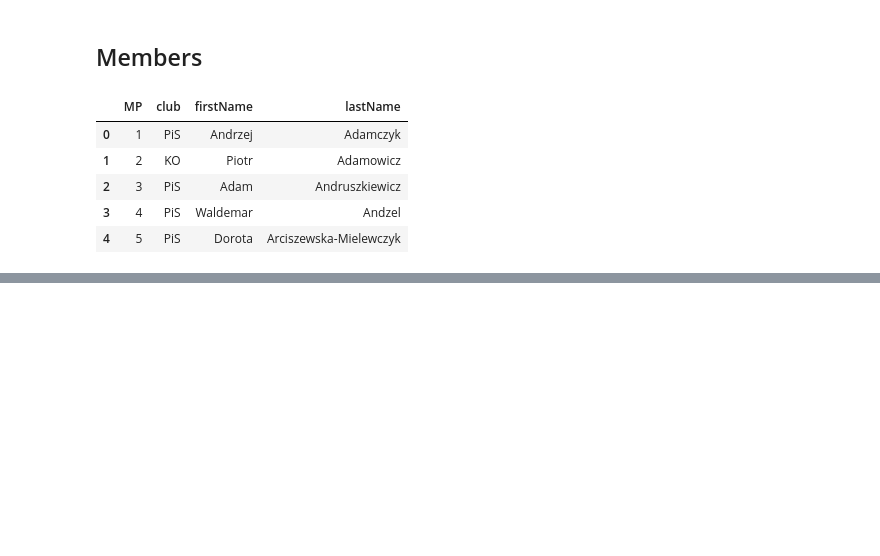
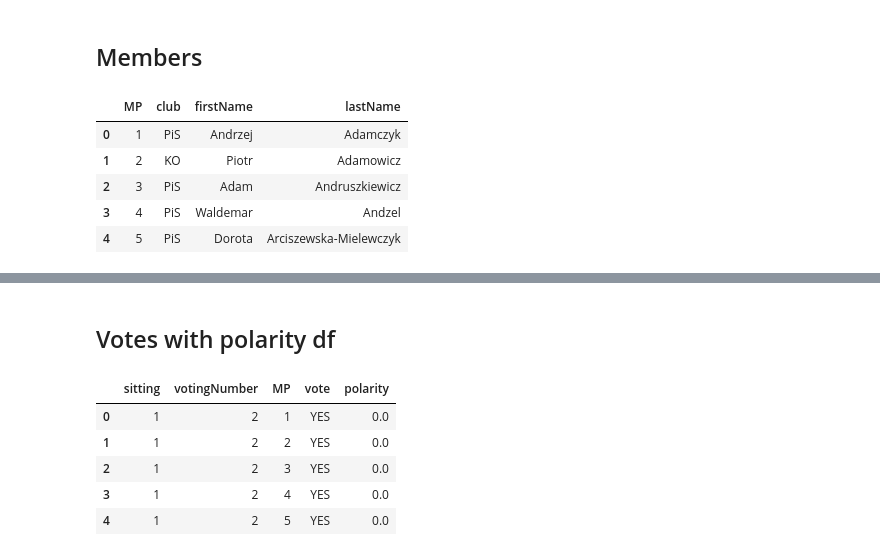
Before and after one commit to Voldziu/PolishGovernmentAnalysis, a Jupyter notebook: src/notebooks/eda.ipynb, the cells around one changed output, grey strips where cells are left out. Cells and saved outputs as stored; diff of their text form; code cells hidden in the pictures; blank space fills up the shorter version.

```diff
--- a/src/notebooks/eda.ipynb
+++ b/src/notebooks/eda.ipynb
@@ -63,0 +100,17 @@ df_members.head()
+# %% [markdown]
+## Votes with polarity df
+# %%
+
+votes_with_polarity = df_votes[["sitting", "votingNumber", "MP", "vote"]].merge(
+    polarity_per_voting[["sitting", "votingNumber", "polarity"]],
+    on=["sitting", "votingNumber"],
+    how="inner",
+)
+votes_with_polarity.head()
+# %% [output]
+|  | sitting | votingNumber | MP | vote | polarity |
+| 0 | 1 | 2 | 1 | YES | 0.0 |
+| 1 | 1 | 2 | 2 | YES | 0.0 |
+| 2 | 1 | 2 | 3 | YES | 0.0 |
+| 3 | 1 | 2 | 4 | YES | 0.0 |
+| 4 | 1 | 2 | 5 | YES | 0.0 |
```
Also changed, not shown: parts of 15 cells of this notebook.
